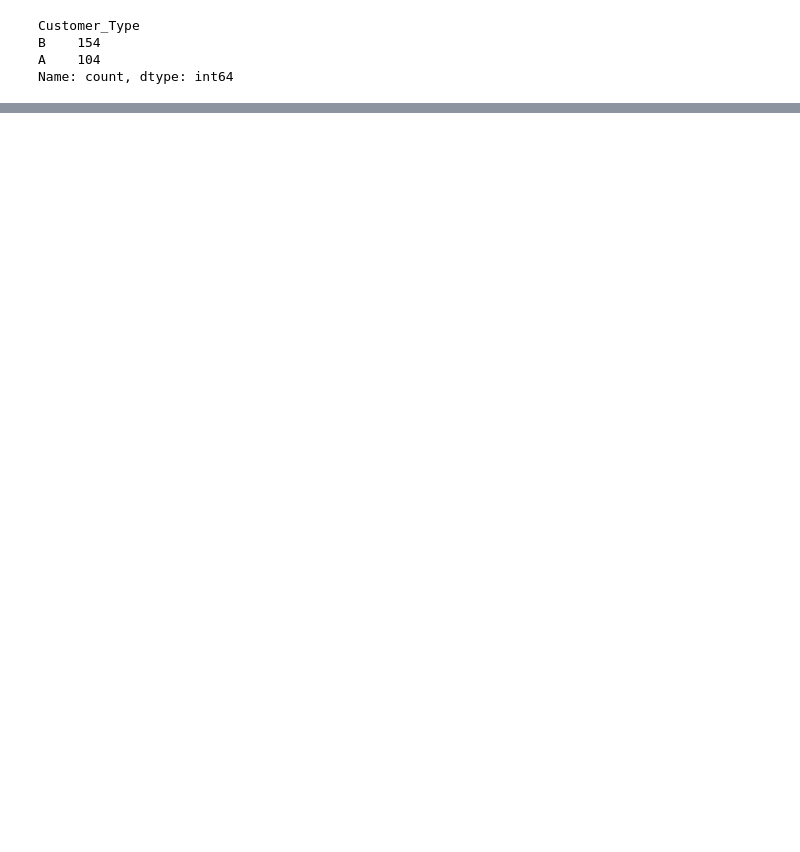
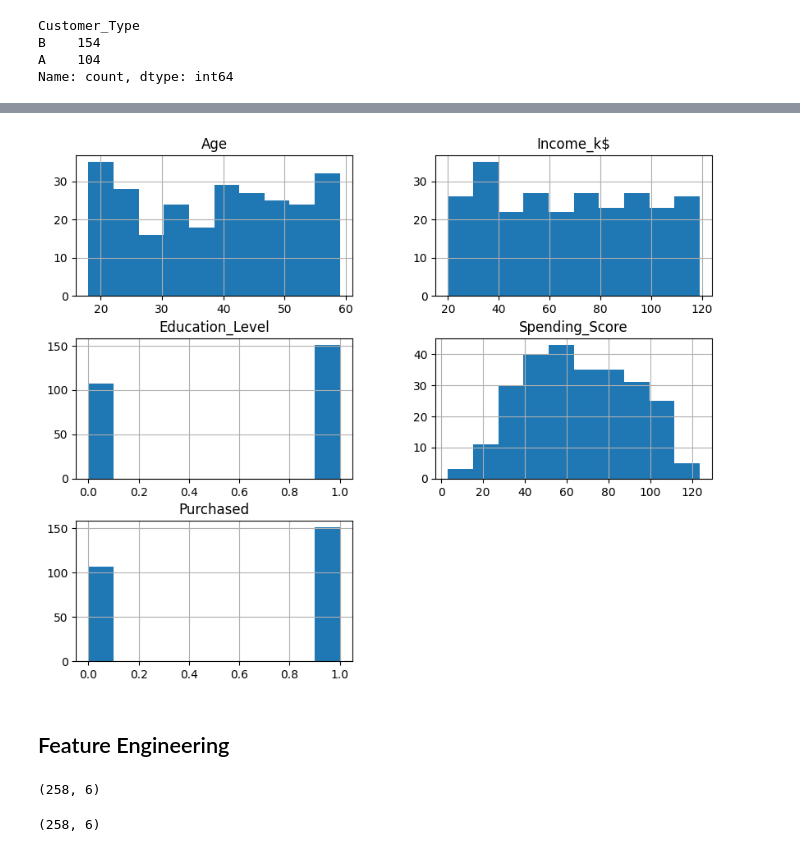
Before and after one commit to Jeeva0104/Machine-Learning, a Jupyter notebook: Logistic_Regression/basic_logistic_regression.ipynb, the cells around one changed output, grey strips where cells are left out. Saved outputs shown, nothing was run; the diff lists cells and outputs as text; code cells hidden in the pictures; blank space fills up the shorter version.

```diff
--- a/Logistic_Regression/basic_logistic_regression.ipynb
+++ b/Logistic_Regression/basic_logistic_regression.ipynb
@@ -38,0 +64,11 @@ Name: count, dtype: int64
+# %%
+df.hist(figsize=(10,8))
+plt.show()
+# %% [output]
+[figure, added]
+# %% [markdown]
+## Feature Engineering
+# %%
+df.shape
+# %% [output]
+(258, 6)
@@ -38,0 +78,4 @@ Name: count, dtype: int64
+# %%
+df.shape
+# %% [output]
+(258, 6)
```
Also changed, not shown: parts of 27 cells of this notebook, 2 other files.
